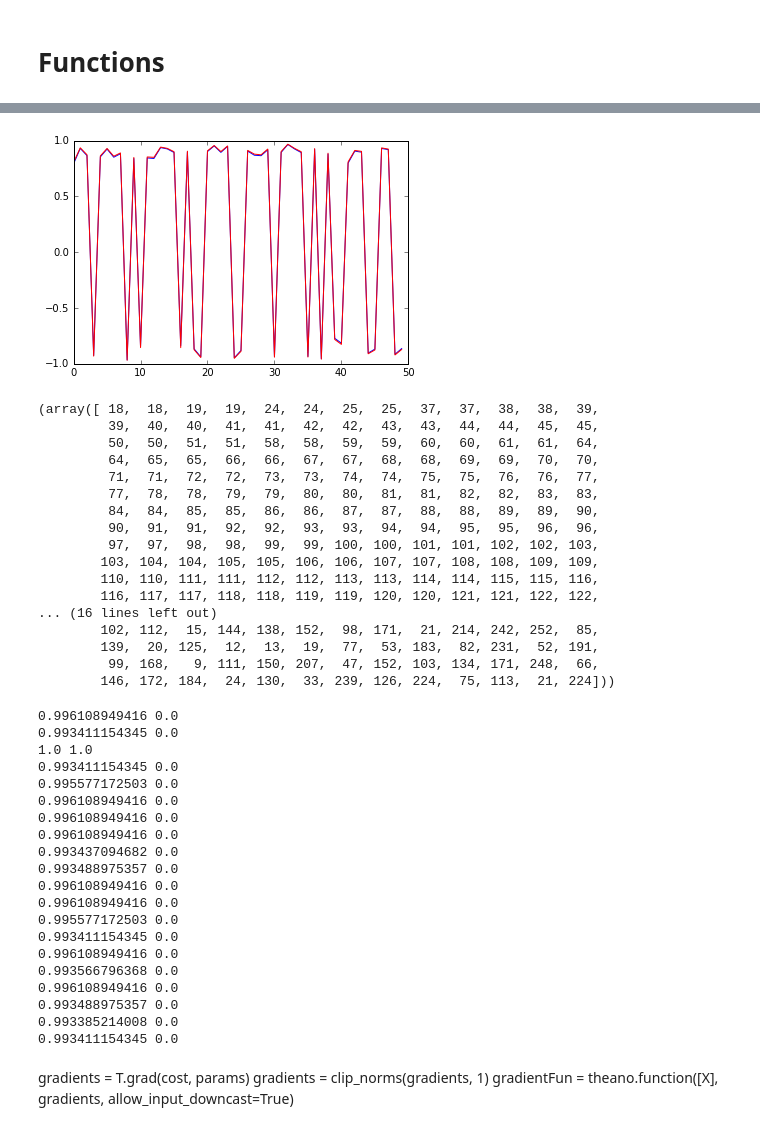
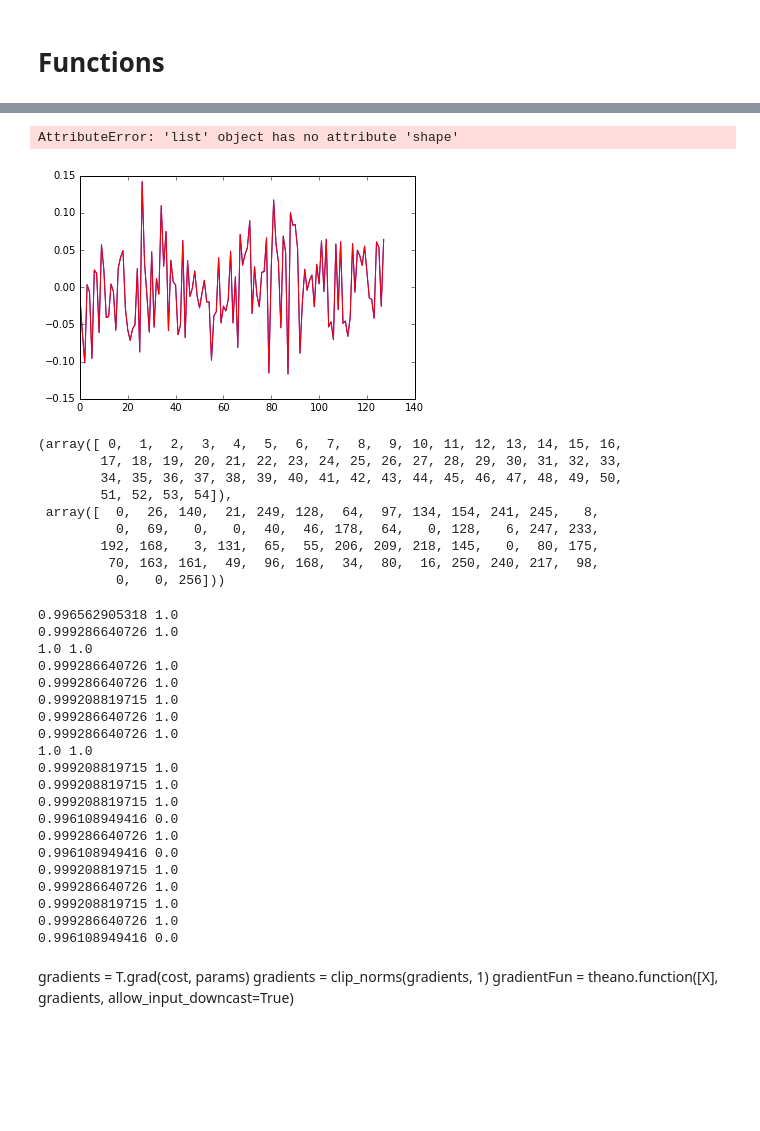
Before and after one commit to faucetsdn/poseidon, a Jupyter notebook: notebooks/advesarial/poseidon3.ipynb, the cells around one changed output, grey strips where cells are left out. Saved outputs shown, nothing was run; the diff lists cells and outputs as text; code cells hidden in the pictures; blank space fills up the shorter version.

```diff
--- a/notebooks/advesarial/poseidon3.ipynb
+++ b/notebooks/advesarial/poseidon3.ipynb
@@ -60,7 +60,7 @@ Using gpu device 0: GeForce GTX TITAN X (CNMeM is disabled, CuDNN 4007)
 # %% [markdown]
 # Data
 # %%
-dataPath = '/data/fs4/datasets/pcaps/bradsfirstpcaps.pcap'
+dataPath = '/data/fs4/datasets/pcaps/smallFlows.pcap'
 pcaps = rdpcap(dataPath)
 sessionPrep = pcaps.sessions()
 # %%
@@ -216,6 +184,6 @@ def oneHot(index, granular = 'hex'):
 # %%
-maxPackets = 5
-packetTimeSteps = 300
+maxPackets = 2
+packetTimeSteps = 66
 def oneSessionEncoder(sessionPackets, hexDict, maxPackets, packetTimeSteps,
                        packetReverse = True, charLevel = False, padOldTimeSteps = True):
 
@@ -615,52 +527,48 @@ array([[[[ 0.68411112,  0.5826242 ,  0.72484797, ..., -0.63207465,
+# %%
+testCont(sessionsMinibatch)
+# %% [output]
+AttributeError: 'list' object has no attribute 'shape'
 # %%
-plt.plot(testCont(sessionsMinibatch)[2][-1].squeeze(), 'b', testCont(sessionsMinibatch)[3][-1].squeeze(), 'r')
+plt.plot(testCont(sessionsMinibatch)[0][2][-1].squeeze(), 'b', testCont(sessionsMinibatch)[0][3][-1].squeeze(), 'r')
 plt.show()
 # %% [output]
-[figure, old version]
+[figure, new version]
 # %%
 np.where((sessionsMinibatch[1][-1] == sessionsMinibatch[2][-1]) == False)
 # %% [output]
-(array([ 18,  18,  19,  19,  24,  24,  25,  25,  37,  37,  38,  38,  39,
-         39,  40,  40,  41,  41,  42,  42,  43,  43,  44,  44,  45,  45,
-         50,  50,  51,  51,  58,  58,  59,  59,  60,  60,  61,  61,  64,
-         64,  65,  65,  66,  66,  67,  67,  68,  68,  69,  69,  70,  70,
-         71,  71,  72,  72,  73,  73,  74,  74,  75,  75,  76,  76,  77,
-         77,  78,  78,  79,  79,  80,  80,  81,  81,  82,  82,  83,  83,
-         84,  84,  85,  85,  86,  86,  87,  87,  88,  88,  89,  89,  90,
-         90,  91,  91,  92,  92,  93,  93,  94,  94,  95,  95,  96,  96,
-         97,  97,  98,  98,  99,  99, 100, 100, 101, 101, 102, 102, 103,
-        103, 104, 104, 105, 105, 106, 106, 107, 107, 108, 108, 109, 109,
-        110, 110, 111, 111, 112, 112, 113, 113, 114, 114, 115, 115, 116,
-        116, 117, 117, 118, 118, 119, 119, 120, 120, 121, 121, 122, 122,
-... (16 lines left out)
-        102, 112,  15, 144, 138, 152,  98, 171,  21, 214, 242, 252,  85,
-        139,  20, 125,  12,  13,  19,  77,  53, 183,  82, 231,  52, 191,
-         99, 168,   9, 111, 150, 207,  47, 152, 103, 134, 171, 248,  66,
-        146, 172, 184,  24, 130,  33, 239, 126, 224,  75, 113,  21, 224]))
+(array([ 0,  1,  2,  3,  4,  5,  6,  7,  8,  9, 10, 11, 12, 13, 14, 15, 16,
+        17, 18, 19, 20, 21, 22, 23, 24, 25, 26, 27, 28, 29, 30, 31, 32, 33,
+        34, 35, 36, 37, 38, 39, 40, 41, 42, 43, 44, 45, 46, 47, 48, 49, 50,
+        51, 52, 53, 54]),
+ array([  0,  26, 140,  21, 249, 128,  64,  97, 134, 154, 241, 245,   8,
+          0,  69,   0,   0,  40,  46, 178,  64,   0, 128,   6, 247, 233,
+        192, 168,   3, 131,  65,  55, 206, 209, 218, 145,   0,  80, 175,
+         70, 163, 161,  49,  96, 168,  34,  80,  16, 250, 240, 217,  98,
+          0,   0, 256]))
 # %%
 for i in range(20):
-    print np.mean(sessionsMinibatch[2][-1]==sessionsMinibatch[i][-1]), np.mean(testCont(sessionsMinibatch)[2][-1]==testCont(sessionsMinibatch)[i][-1])
+    print np.mean(sessionsMinibatch[2][-1]==sessionsMinibatch[i][-1]), np.mean(testCont(sessionsMinibatch)[0][2][-1]==testCont(sessionsMinibatch)[0][i][-1])
 # %% [output]
+0.996562905318 1.0
+0.999286640726 1.0
+1.0 1.0
+0.999286640726 1.0
+0.999286640726 1.0
+0.999208819715 1.0
+0.999286640726 1.0
+0.999286640726 1.0
+1.0 1.0
+0.999208819715 1.0
+0.999208819715 1.0
+0.999208819715 1.0
 0.996108949416 0.0
-0.993411154345 0.0
-1.0 1.0
-0.993411154345 0.0
-0.995577172503 0.0
+0.999286640726 1.0
 0.996108949416 0.0
+0.999208819715 1.0
+0.999286640726 1.0
+0.999208819715 1.0
+0.999286640726 1.0
 0.996108949416 0.0
-0.996108949416 0.0
-0.993437094682 0.0
-0.993488975357 0.0
-0.996108949416 0.0
-0.996108949416 0.0
-0.995577172503 0.0
-0.993411154345 0.0
-0.996108949416 0.0
-0.993566796368 0.0
-0.996108949416 0.0
-0.993488975357 0.0
-0.993385214008 0.0
-0.993411154345 0.0
 # %%
 cost = T.mean(scanOut)
 #cost = BinaryCrossEntropy().apply(Y, softout)
```
Also changed, not shown: parts of 21 cells of this notebook, 2 other files.
